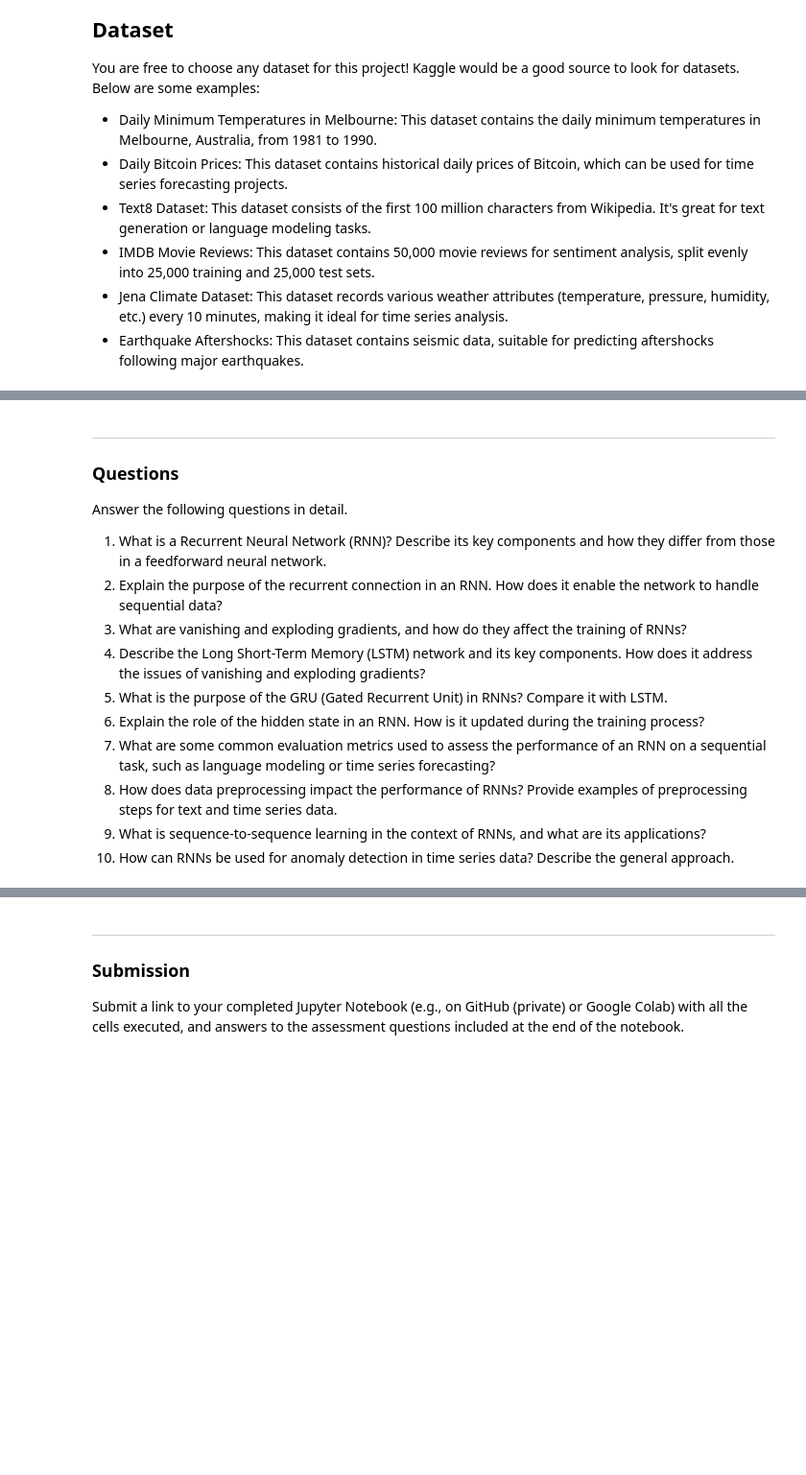
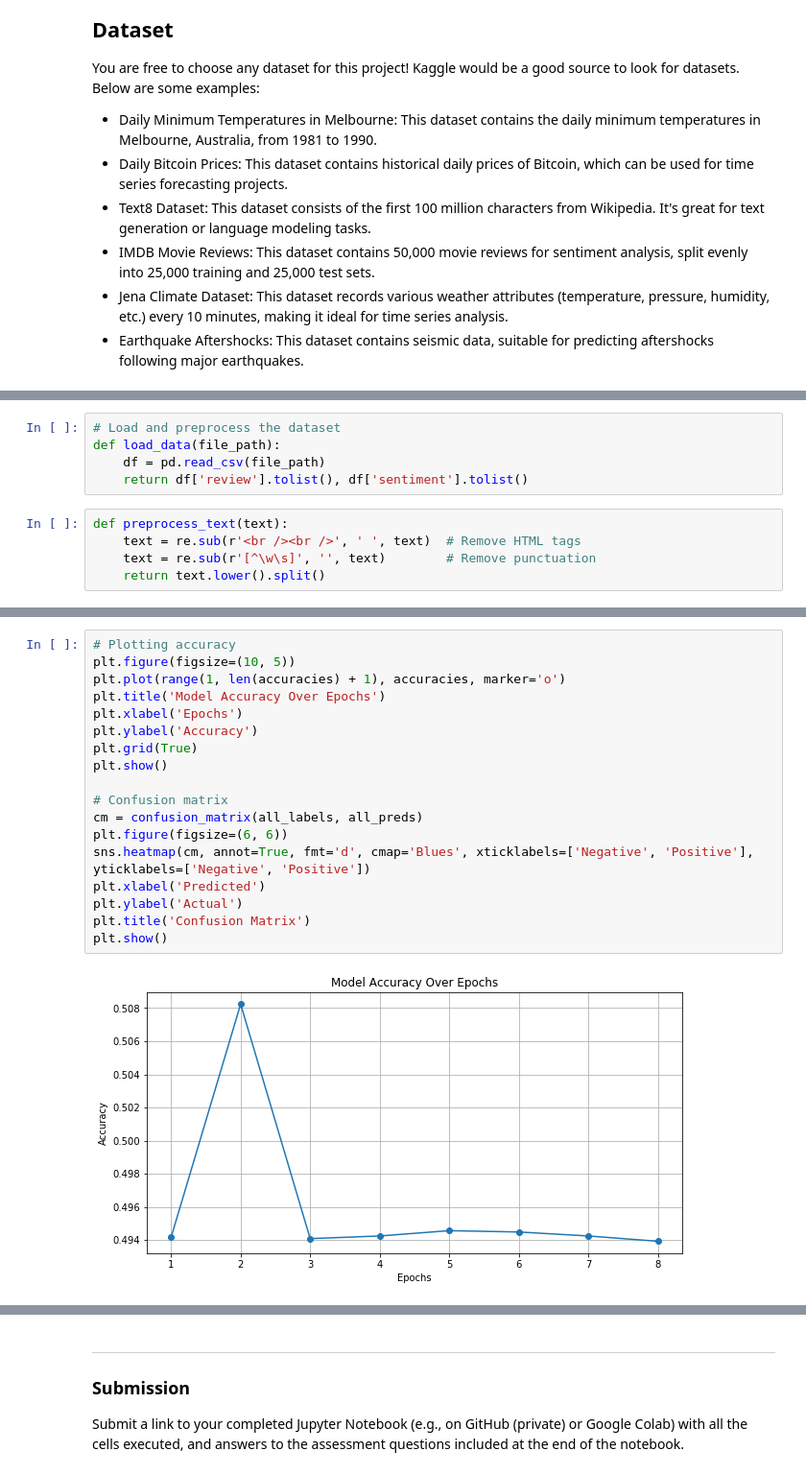
Before and after one commit to OmariOmar1/deep-learning, a Jupyter notebook: project3/Simple RNN.ipynb, the cells around one changed output, grey strips where cells are left out. Shown at 96% size. Saved outputs shown, nothing was run; the diff lists cells and outputs as text; blank space fills up the shorter version.

Commit message:
Adding visualization to model and started to use gpu instead of cpu

```diff
--- a/project3/Simple RNN.ipynb
+++ b/project3/Simple RNN.ipynb
@@ -160,0 +37,10 @@ Epoch 10/10, Loss: 0.13502622269574674
+# %%
+# Load and preprocess the dataset
+def load_data(file_path):
+    df = pd.read_csv(file_path)
+    return df['review'].tolist(), df['sentiment'].tolist()
+# %%
+def preprocess_text(text):
+    text = re.sub(r'<br /><br />', ' ', text)  # Remove HTML tags
+    text = re.sub(r'[^\w\s]', '', text)        # Remove punctuation
+    return text.lower().split()
@@ -185,15 +164,20 @@ NameError: name 'epoch_losses' is not defined
-# %% [markdown]
----
-### Questions
-Answer the following questions in detail.
-
-1. What is a Recurrent Neural Network (RNN)? Describe its key components and how they differ from those in a feedforward neural network.
-2. Explain the purpose of the recurrent connection in an RNN. How does it enable the network to handle sequential data?
-3. What are vanishing and exploding gradients, and how do they affect the training of RNNs?
-4. Describe the Long Short-Term Memory (LSTM) network and its key components. How does it address the issues of vanishing and exploding gradients?
-5. What is the purpose of the GRU (Gated Recurrent Unit) in RNNs? Compare it with LSTM.
-6. Explain the role of the hidden state in an RNN. How is it updated during the training process?
-7. What are some common evaluation metrics used to assess the performance of an RNN on a sequential task, such as language modeling or time series forecasting?
-8. How does data preprocessing impact the performance of RNNs? Provide examples of preprocessing steps for text and time series data.
-9. What is sequence-to-sequence learning in the context of RNNs, and what are its applications?
-10. How can RNNs be used for anomaly detection in time series data? Describe the general approach.
+# %%
+# Plotting accuracy
+plt.figure(figsize=(10, 5))
+plt.plot(range(1, len(accuracies) + 1), accuracies, marker='o')
+plt.title('Model Accuracy Over Epochs')
+plt.xlabel('Epochs')
+plt.ylabel('Accuracy')
+plt.grid(True)
+plt.show()
+
+# Confusion matrix
+cm = confusion_matrix(all_labels, all_preds)
+plt.figure(figsize=(6, 6))
+sns.heatmap(cm, annot=True, fmt='d', cmap='Blues', xticklabels=['Negative', 'Positive'], yticklabels=['Negative', 'Positive'])
+plt.xlabel('Predicted')
+plt.ylabel('Actual')
+plt.title('Confusion Matrix')
+plt.show()
+# %% [output]
+[figure, added]
```
Also changed, not shown: parts of 10 cells of this notebook.
